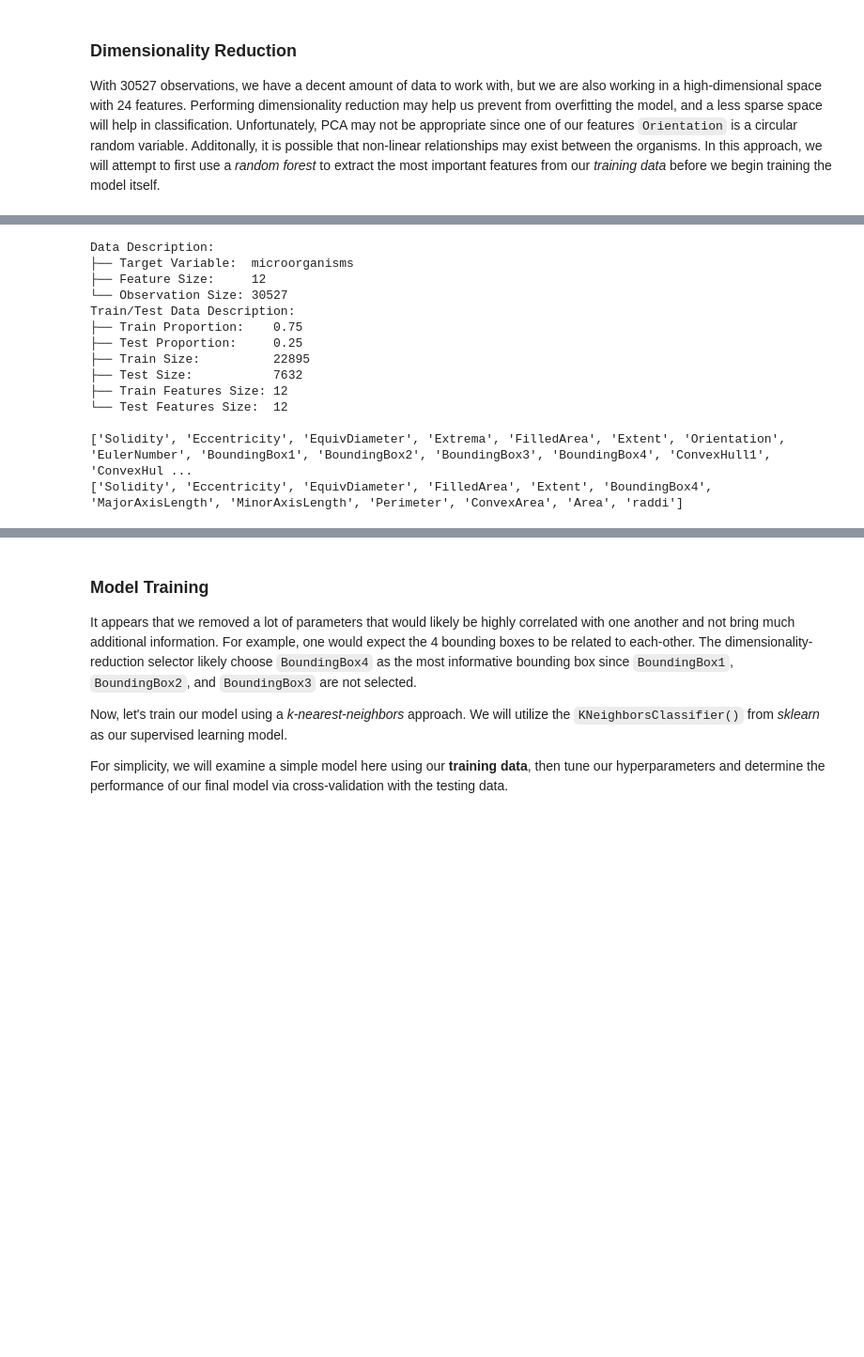
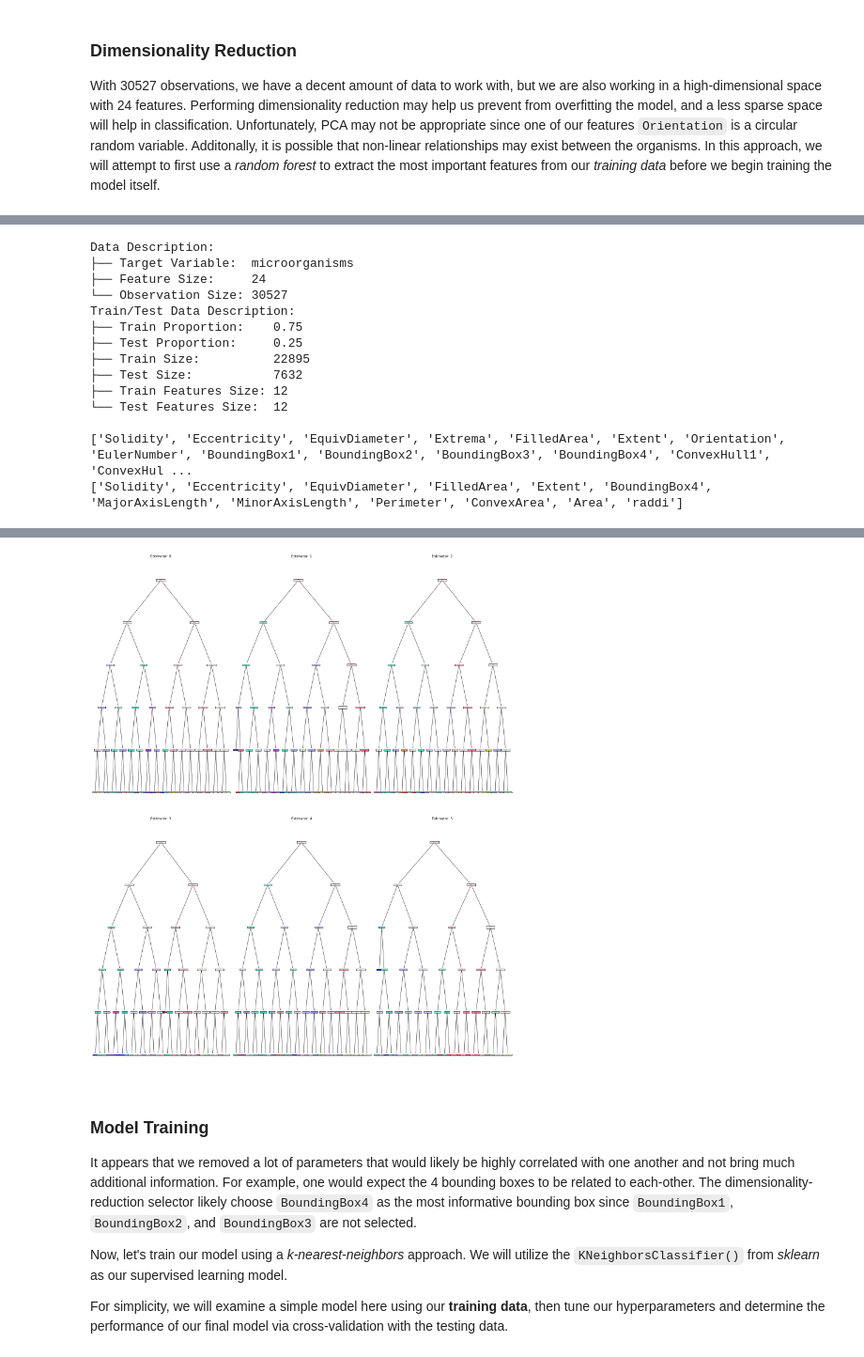
Before and after one commit to benjamin-ahlbrecht/microbe-classification, a Jupyter notebook: eda_microbes.ipynb, the cells around one changed output, grey strips where cells are left out. Shown: that part at 94% size. Cells and saved outputs as stored; diff of their text form; code cells hidden in the pictures; blank space fills up the shorter version.

```diff
--- a/eda_microbes.ipynb
+++ b/eda_microbes.ipynb
@@ -251,11 +337,15 @@ def random_forest_reduction(data, n_estimators: int=100, n_jobs: int=-1, verbosi
 # %%
 # Grab our selection mask and forest model from the random forest reduction
-mask, _ = random_forest_reduction(data, n_estimators=50, n_jobs=-1, verbosity=1)
+mask, forest = random_forest_reduction(data, n_estimators=150, n_jobs=-1, verbosity=1)
 
 # Update our data to reflect the dimensionality reduction
 data.prune_features(mask)
 print(data)
 print(data.features_orig)
 print(data.features)
+
+# Visualize some of our decision trees stumps
+fig, ax = visualize_forest(forest, organisms, df.columns.to_list(), n_trees=6)
+fig.savefig("tree_stumps.pdf")
 # %% [output]
 [Parallel(n_jobs=-1)]: Using backend ThreadingBackend with 8 concurrent workers.
@@ -262,6 +354,6 @@ print(data.features)
 Data Description:
 ├── Target Variable:  microorganisms
-├── Feature Size:     12
+├── Feature Size:     24
 └── Observation Size: 30527
 Train/Test Data Description:
 ├── Train Proportion:    0.75
@@ -278,3 +368,4 @@ Train/Test Data Description:
+[figure, added]
 # %% [markdown]
 ### Model Training
 It appears that we removed a lot of parameters that would likely be highly correlated with one another and not bring much additional information. For example, one would expect the 4 bounding boxes to be related to each-other. The dimensionality-reduction selector likely choose `BoundingBox4` as the most informative bounding box since `BoundingBox1`, `BoundingBox2`, and `BoundingBox3` are not selected.
```
Also changed, not shown: parts of 15 cells of this notebook.
